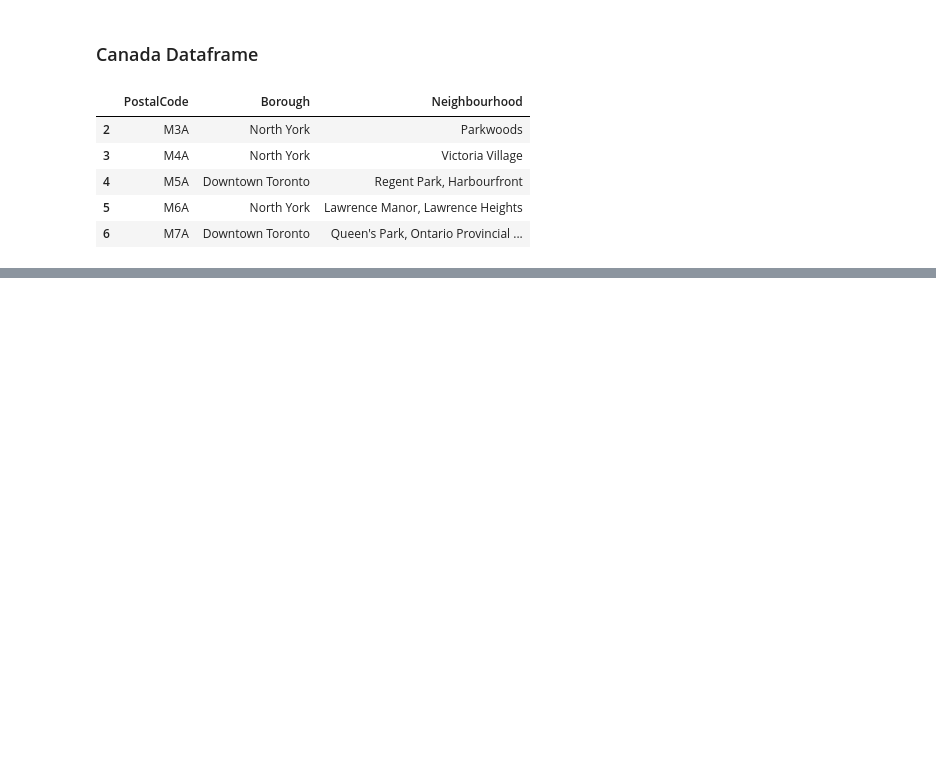
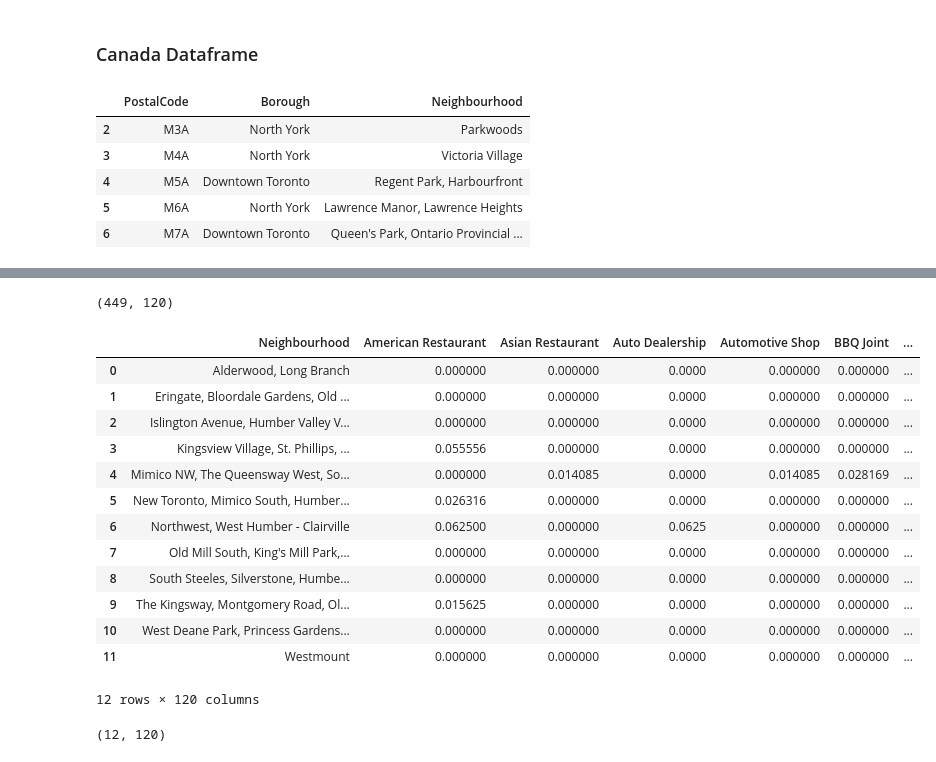
Before and after one commit to AymanAmerK/Coursera_Capstone, a Jupyter notebook: CanadaTable.ipynb, the cells around one changed output, grey strips where cells are left out. Drawn from its saved outputs; the diff is of its cells as text; code cells hidden in the pictures; blank space fills up the shorter version.

```diff
--- a/CanadaTable.ipynb
+++ b/CanadaTable.ipynb
@@ -102,0 +242,2 @@ canadadf.head()
+# %%
+results = requests.get(url).json()
@@ -102,0 +256,18 @@ canadadf.head()
+# %%
+venues = results['response']['groups'][0]['items']
+
+nearby_venues = pd.json_normalize(venues) # flatten JSON
+
+# filter columns
+filtered_columns =['venue.name', 'venue.categories', 'venue.location.lat', 'venue.location.lng']
+nearby_venues =nearby_venues.loc[:, filtered_columns]
+
+
+# filter the category for each row
+nearby_venues['venue.categories'] = nearby_venues.apply(get_category_type, axis=1)
+
+# clean columns
+nearby_venues.columns = [col.split(".")[-1] for col in nearby_venues.columns]
+
+
+nearby_venues.head()
@@ -102,0 +325,5 @@ canadadf.head()
+# %%
+etobicoke_venues = getNearbyVenues(names=etobicoke_data['Neighbourhood'],
+                                   latitudes=etobicoke_data['Latitude'],
+                                   longitudes=etobicoke_data['Longitude']
+                                  )
@@ -102,0 +375,12 @@ canadadf.head()
+# %%
+# one hot encoding
+etobicoke_onehot = pd.get_dummies(etobicoke_venues[['Venue Category']], prefix="", prefix_sep="")
+
+# add neighborhood column back to dataframe
+etobicoke_onehot['Neighbourhood'] = etobicoke_venues['Neighborhood']
+
+# move neighborhood column to the first column
+fixed_columns = [etobicoke_onehot.columns[-1]] + list(etobicoke_onehot.columns[:-1])
+etobicoke_onehot = etobicoke_onehot[fixed_columns]
+
+etobicoke_onehot.head()
@@ -102,0 +395,26 @@ canadadf.head()
+# %%
+etobicoke_onehot.shape
+# %% [output]
+(449, 120)
+# %%
+etobicoke_grouped = etobicoke_onehot.groupby('Neighbourhood').mean().reset_index()
+etobicoke_grouped
+# %% [output]
+|  | Neighbourhood | American Restaurant | Asian Restaurant | Auto Dealership | Automotive Shop | BBQ Joint | ... |
+| 0 | Alderwood, Long Branch | 0.000000 | 0.000000 | 0.0000 | 0.000000 | 0.000000 | ... |
+| 1 | Eringate, Bloordale Gardens, Old ... | 0.000000 | 0.000000 | 0.0000 | 0.000000 | 0.000000 | ... |
+| 2 | Islington Avenue, Humber Valley V... | 0.000000 | 0.000000 | 0.0000 | 0.000000 | 0.000000 | ... |
+| 3 | Kingsview Village, St. Phillips, ... | 0.055556 | 0.000000 | 0.0000 | 0.000000 | 0.000000 | ... |
+| 4 | Mimico NW, The Queensway West, So... | 0.000000 | 0.014085 | 0.0000 | 0.014085 | 0.028169 | ... |
+| 5 | New Toronto, Mimico South, Humber... | 0.026316 | 0.000000 | 0.0000 | 0.000000 | 0.000000 | ... |
+| 6 | Northwest, West Humber - Clairville | 0.062500 | 0.000000 | 0.0625 | 0.000000 | 0.000000 | ... |
+| 7 | Old Mill South, King's Mill Park,... | 0.000000 | 0.000000 | 0.0000 | 0.000000 | 0.000000 | ... |
+| 8 | South Steeles, Silverstone, Humbe... | 0.000000 | 0.000000 | 0.0000 | 0.000000 | 0.000000 | ... |
+| 9 | The Kingsway, Montgomery Road, Ol... | 0.015625 | 0.000000 | 0.0000 | 0.000000 | 0.000000 | ... |
+| 10 | West Deane Park, Princess Gardens... | 0.000000 | 0.000000 | 0.0000 | 0.000000 | 0.000000 | ... |
+| 11 | Westmount | 0.000000 | 0.000000 | 0.0000 | 0.000000 | 0.000000 | ... |
+12 rows × 120 columns
+# %%
+etobicoke_grouped.shape
+# %% [output]
+(12, 120)
```
Also changed, not shown: parts of 43 cells of this notebook.
